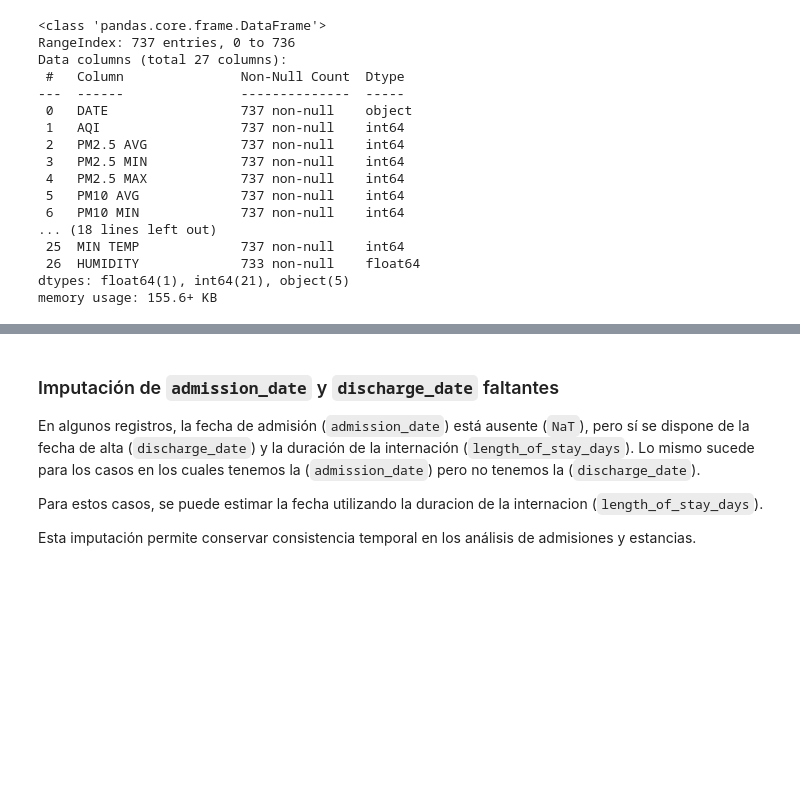
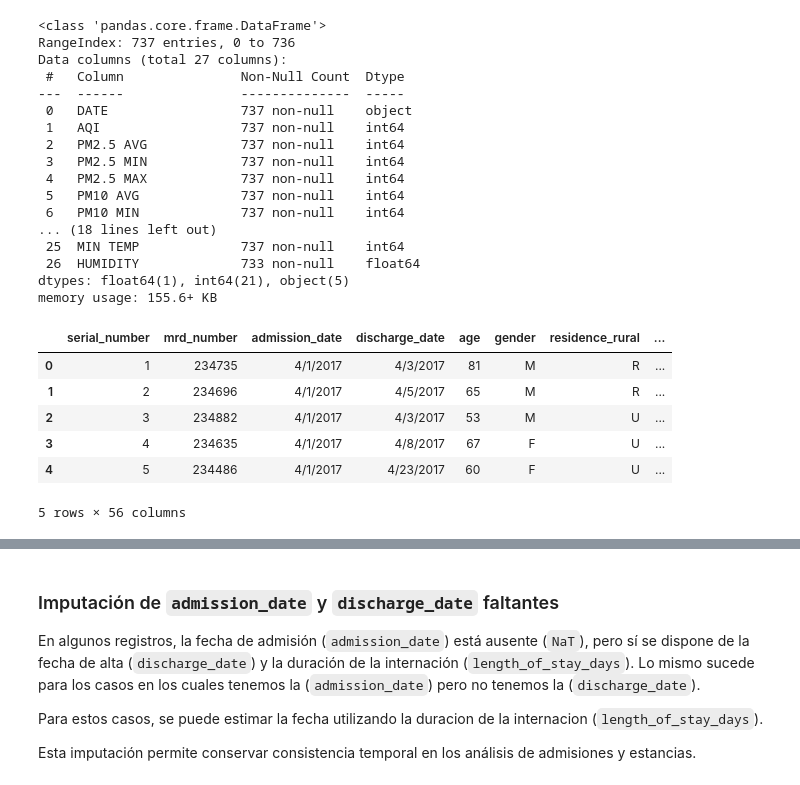
Before and after one commit to FaustoGabini/hospital-bed-prediction, a Jupyter notebook: 01_EDA_y_limpieza.ipynb, the cells around one changed output, grey strips where cells are left out. Saved outputs shown, nothing was run; the diff lists cells and outputs as text; code cells hidden in the pictures; blank space fills up the shorter version.

```diff
--- a/01_EDA_y_limpieza.ipynb
+++ b/01_EDA_y_limpieza.ipynb
@@ -121,3 +121,13 @@ Data columns (total 27 columns):
  26  HUMIDITY             733 non-null    float64
 dtypes: float64(1), int64(21), object(5)
 memory usage: 155.6+ KB
+# %%
+df_admission.head()
+# %% [output]
+|  | serial_number | mrd_number | admission_date | discharge_date | age | gender | residence_rural | ... |
+| 0 | 1 | 234735 | 4/1/2017 | 4/3/2017 | 81 | M | R | ... |
+| 1 | 2 | 234696 | 4/1/2017 | 4/5/2017 | 65 | M | R | ... |
+| 2 | 3 | 234882 | 4/1/2017 | 4/3/2017 | 53 | M | U | ... |
+| 3 | 4 | 234635 | 4/1/2017 | 4/8/2017 | 67 | F | U | ... |
+| 4 | 5 | 234486 | 4/1/2017 | 4/23/2017 | 60 | F | U | ... |
+5 rows × 56 columns
```
Also changed, not shown: parts of 12 cells of this notebook, 1 other file.
